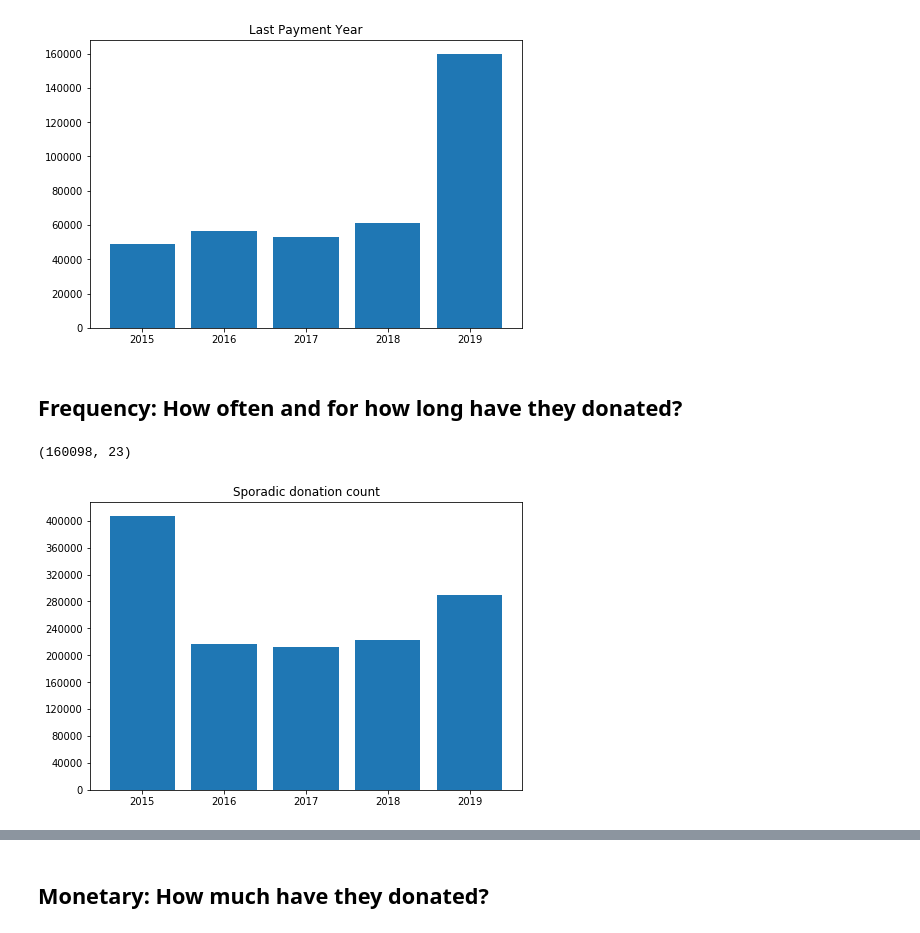
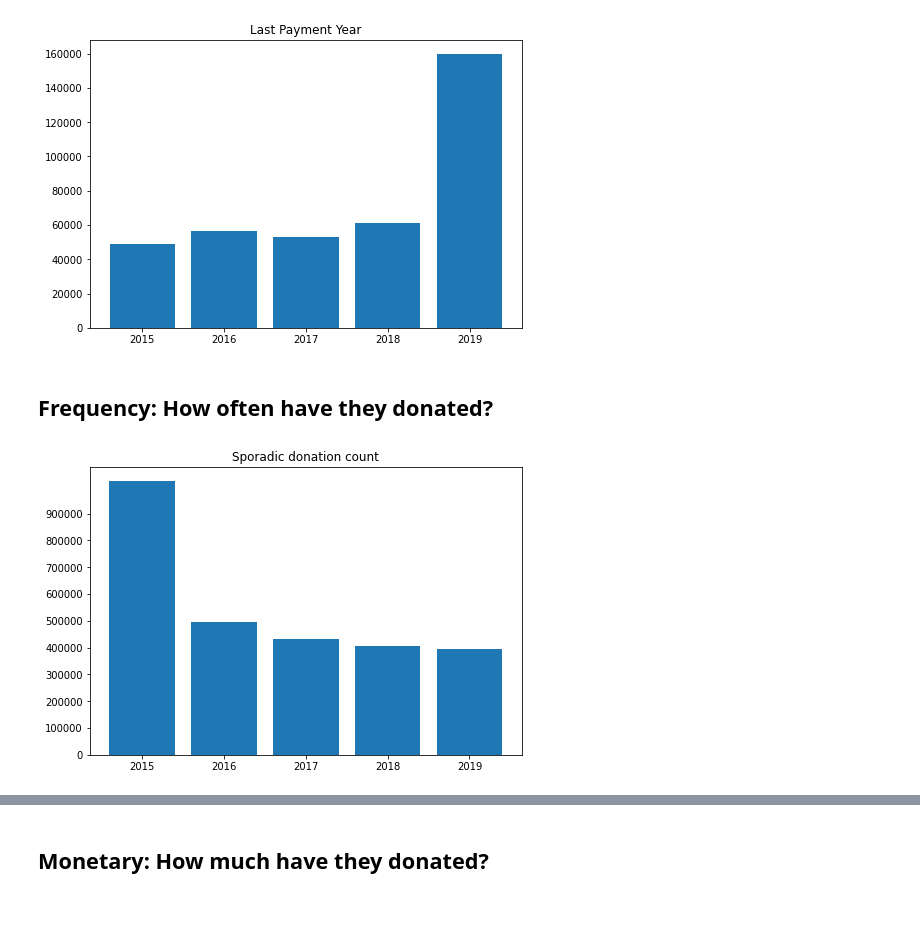
Before and after one commit to SaschaMet/_Uni, a Jupyter notebook: Semester 3/DS-Commerce-RFM/eda.ipynb, the cells around one changed output, grey strips where cells are left out. Cells and saved outputs as stored; diff of their text form; code cells hidden in the pictures.

```diff
--- a/Semester 3/DS-Commerce-RFM/eda.ipynb
+++ b/Semester 3/DS-Commerce-RFM/eda.ipynb
@@ -34,3 +34,5 @@ PenultimatePaymentDate:	    Next to last payment date of customer<br/>
 - Use the amount of donations per year as an additional feature (some donate up to 100 times a year) [df['count_2015'].sort_values(ascending=False)]
 - Use purchase in merch store as an additional feature
 - Use the donation sum as an additional feature
+# %%
+path = ""
@@ -45,7 +53,7 @@ from sklearn.compose import ColumnTransformer
 %matplotlib notebook
 %matplotlib inline
 # %%
-df = pd.read_csv("Data/Dataset.csv", sep = ";")
+df = pd.read_csv(path + "Data/Dataset.csv", sep = ";")
 # %%
 df.head()
 # %% [output]
@@ -180,7 +188,6 @@ df['sum_2018'] = df['sum_2018'].apply(lambda x: float(x.replace(",",".")))
 df['sum_2019'] = df['sum_2019'].apply(lambda x: float(x.replace(",",".")))
 # %%
 # convert object to string
-df['dob'] = df['dob'].astype('str')
 df['zip'] = df['zip'].astype('str')
 df['last_payment_date'] = df['last_payment_date'].astype('str')
 df['penultimate_payment_date'] = df['penultimate_payment_date'].astype('str')
@@ -271,8 +203,8 @@ The third step is to select groups of customers to whom specific types of commun
 ## Recency: When was the last time they donated?
 # %%
 # add last_payment_year and last_payment_month to the dataset
-df['last_payment_year'] = df['last_payment_date'].apply(lambda x: x.split(".")[2])
-df['last_payment_month'] = df['last_payment_date'].apply(lambda x: x.split(".")[1])
+df['last_payment_year'] = df['last_payment_date'].apply(lambda x: int(x.split(".")[2]))
+df['last_payment_month'] = df['last_payment_date'].apply(lambda x: int(x.split(".")[1]))
 # %%
 fig = plt.figure()
 ax = fig.add_axes([0,0,1,1])
@@ -292,27 +224,22 @@ plt.show()
 # %% [output]
 [figure]
 # %% [markdown]
-## Frequency: How often and for how long have they donated?
+## Frequency: How often have they donated?
-# %%
-df_2019 = df[df['last_payment_year'] == '2019']
-df_2019.shape
-# %% [output]
-(160098, 23)
 # %%
 fig = plt.figure()
 ax = fig.add_axes([0,0,1,1])
-ax.set_yticks(np.arange(0, 410000, 40000))
+ax.set_yticks(np.arange(0, 1000000, 100000))
 years = ['2015', '2016', '2017', '2018', '2019']
 counts = [
-    df_2019['count_2015'].sum(),
-    df_2019['count_2016'].sum(),
-    df_2019['count_2017'].sum(),
-    df_2019['count_2018'].sum(),
-    df_2019['count_2019'].sum()
+    df['count_2015'].sum(),
+    df['count_2016'].sum(),
+    df['count_2017'].sum(),
+    df['count_2018'].sum(),
+    df['count_2019'].sum()
 ]
 
 ax.bar(years, counts)
 plt.title('Sporadic donation count')
 plt.show()
 # %% [output]
-[figure, old version]
+[figure, new version]
```
Also changed, not shown: parts of 65 cells of this notebook, 1 other file.
